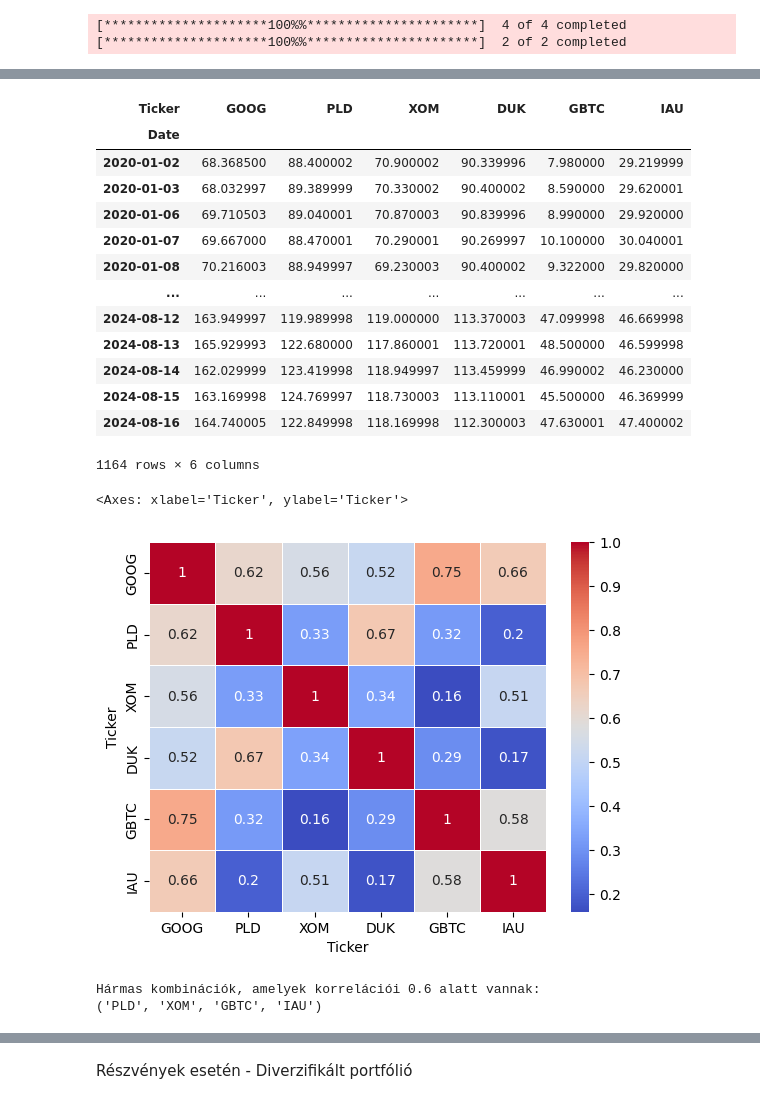
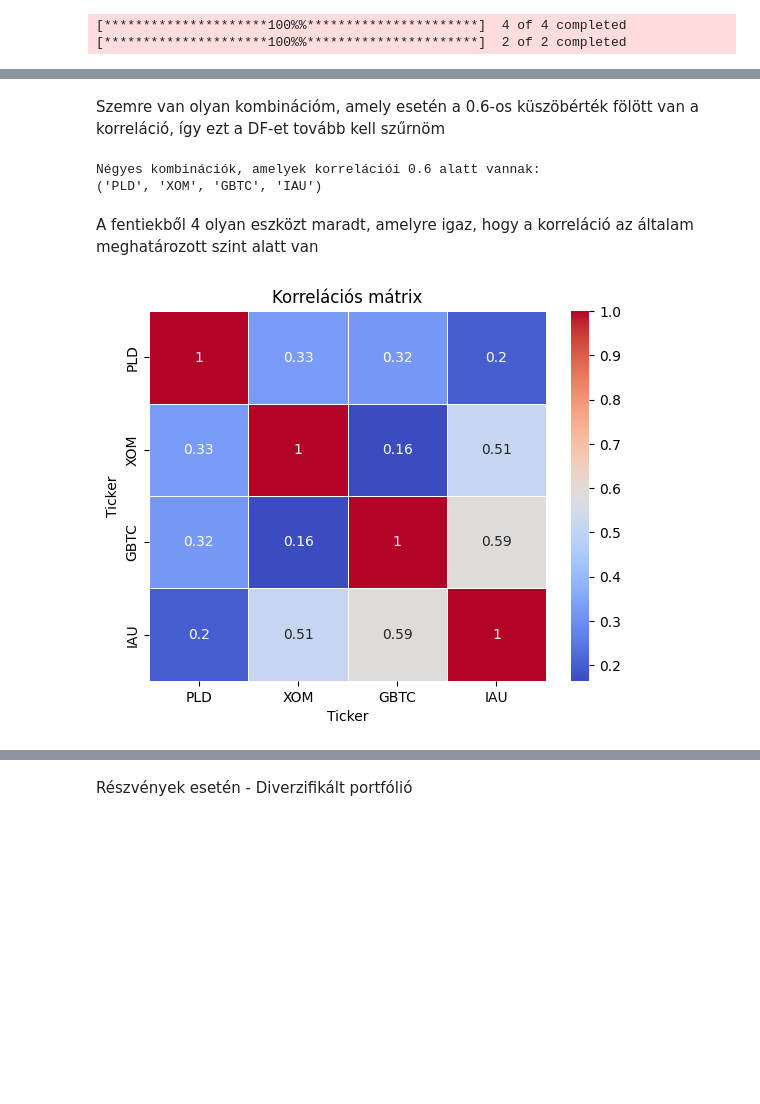
Before and after one commit to datavers/portfolio_idea, a Jupyter notebook: Portfolio.ipynb, the cells around one changed output, grey strips where cells are left out. Saved outputs shown, nothing was run; the diff lists cells and outputs as text; code cells hidden in the pictures; blank space fills up the shorter version.

```diff
--- a/Portfolio.ipynb
+++ b/Portfolio.ipynb
@@ -255,49 +212,36 @@ sns.heatmap(stocks_close.corr(), annot=True, cmap='coolwarm', linewidths=0.5)
-# %%
-mixed_portfolio = pd.merge(stocks_close, others_close, left_index=True, right_index=True)
-mixed_portfolio
-# %% [output]
-| Ticker | GOOG | PLD | XOM | DUK | GBTC | IAU |
-| Date |  |  |  |  |  |  |
-| 2020-01-02 | 68.368500 | 88.400002 | 70.900002 | 90.339996 | 7.980000 | 29.219999 |
-| 2020-01-03 | 68.032997 | 89.389999 | 70.330002 | 90.400002 | 8.590000 | 29.620001 |
-| 2020-01-06 | 69.710503 | 89.040001 | 70.870003 | 90.839996 | 8.990000 | 29.920000 |
-| 2020-01-07 | 69.667000 | 88.470001 | 70.290001 | 90.269997 | 10.100000 | 30.040001 |
-| 2020-01-08 | 70.216003 | 88.949997 | 69.230003 | 90.400002 | 9.322000 | 29.820000 |
-| ... | ... | ... | ... | ... | ... | ... |
-| 2024-08-12 | 163.949997 | 119.989998 | 119.000000 | 113.370003 | 47.099998 | 46.669998 |
-| 2024-08-13 | 165.929993 | 122.680000 | 117.860001 | 113.720001 | 48.500000 | 46.599998 |
-| 2024-08-14 | 162.029999 | 123.419998 | 118.949997 | 113.459999 | 46.990002 | 46.230000 |
-| 2024-08-15 | 163.169998 | 124.769997 | 118.730003 | 113.110001 | 45.500000 | 46.369999 |
-| 2024-08-16 | 164.740005 | 122.849998 | 118.169998 | 112.300003 | 47.630001 | 47.400002 |
-1164 rows × 6 columns
+# %% [markdown]
+Szemre van olyan kombinációm, amely esetén a 0.6-os küszöbérték fölött van a korreláció, így ezt a DF-et tovább kell szűrnöm
+# %%
+# Van-e 4 olyan termék, amely kevésbé korrelál együtt?
+
+# Határérték az erős korrelációra
+threshold = 0.6
+
+# Oszlopnevek lekérése
+columns = portfolio_matrix.columns
+
+# Lehetséges négyes kombinációk létrehozása
+combs = combinations(columns, 4)
+
+# Négyes kombinációk szűrése a korrelációs értékek alapján
+selected_combinations = []
+for comb in combs:
+    if all(portfolio_matrix.loc[comb[i], comb[j]] < threshold for i in range(4) for j in range(i+1, 4)):
+        selected_combinations.append(comb)
+
+# Megjelenítjük azokat a négyes kombinációkat, amelyek megfelelnek a feltételnek
+print("Négyes kombinációk, amelyek korrelációi 0.6 alatt vannak:")
+print(selected_combinations[0])
+# %% [output]
+Négyes kombinációk, amelyek korrelációi 0.6 alatt vannak:
+('PLD', 'XOM', 'GBTC', 'IAU')
+# %% [markdown]
+A fentiekből 4 olyan eszközt maradt, amelyre igaz, hogy a korreláció az általam meghatározott szint alatt van
 # %%
-portfolio_matrix = mixed_portfolio.corr()
-sns.heatmap(mixed_portfolio.corr(), annot=True, cmap='coolwarm', linewidths=0.5)
+portfolio = mixed_portfolio[list(selected_combinations[0])]
+sns.heatmap(portfolio.corr(), annot=True, cmap='coolwarm', linewidths=0.5)
+plt.title("Korrelációs mátrix")
+plt.show()
 # %% [output]
-<Axes: xlabel='Ticker', ylabel='Ticker'>
-[figure, old version]
+[figure, new version]
-# %%
-# Van-e 4 olyan termék, amely kevésbé korrelál együtt?
-
-# Határérték az erős korrelációra
-threshold = 0.6
-
-# Oszlopnevek lekérése
-columns = portfolio_matrix.columns
-
-# Lehetséges hármas kombinációk létrehozása
-combs = combinations(columns, 4)
-
-# Hármas kombinációk szűrése a korrelációs értékek alapján
-selected_combinations = []
-for comb in combs:
-    if all(portfolio_matrix.loc[comb[i], comb[j]] < threshold for i in range(4) for j in range(i+1, 4)):
-        selected_combinations.append(comb)
-
-# Megjelenítjük azokat a hármas kombinációkat, amelyek megfelelnek a feltételnek
-print("Hármas kombinációk, amelyek korrelációi 0.6 alatt vannak:")
-print(selected_combinations[0])
-# %% [output]
-Hármas kombinációk, amelyek korrelációi 0.6 alatt vannak:
-('PLD', 'XOM', 'GBTC', 'IAU')
 # %%
```
Also changed, not shown: parts of 51 cells of this notebook.
